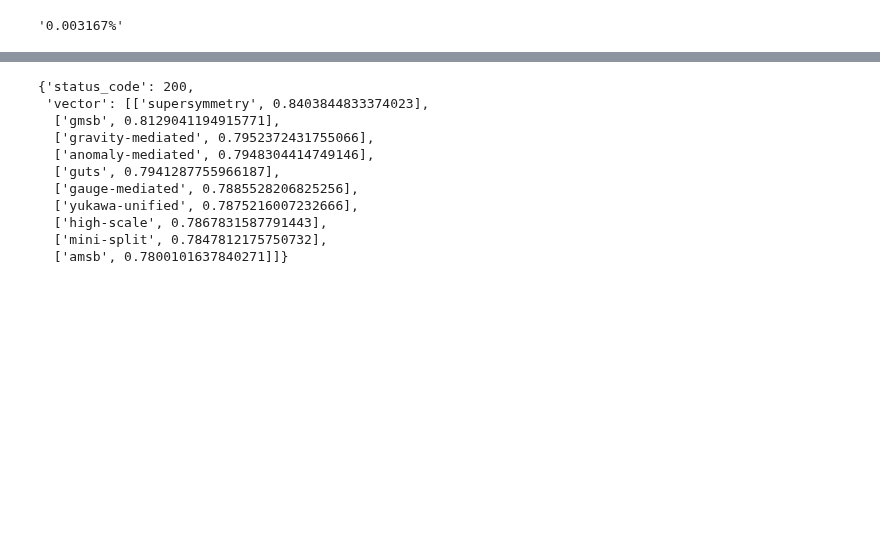
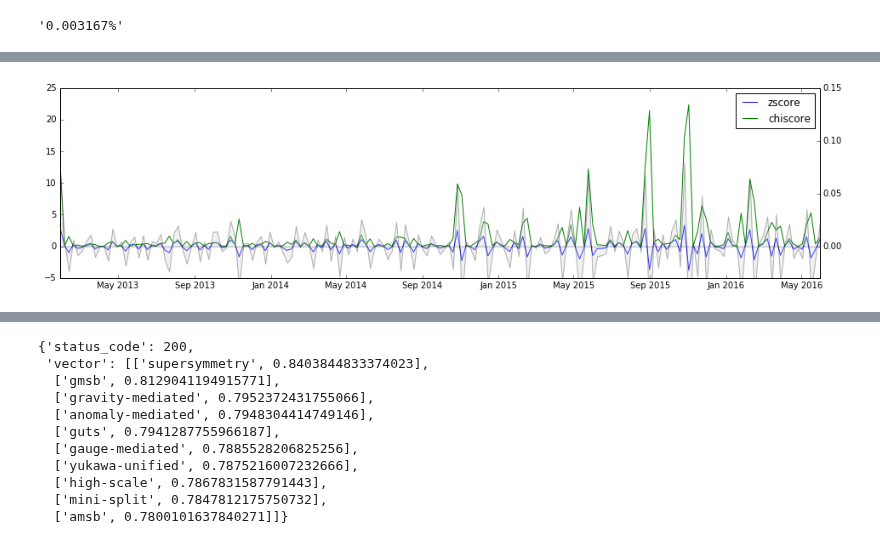
Before and after one commit to inspirehep/invenio-trends, a Jupyter notebook: research/Scores.ipynb, the cells around one changed output, grey strips where cells are left out. Cells and saved outputs as stored; diff of their text form; code cells hidden in the pictures; blank space fills up the shorter version.

```diff
--- a/research/Scores.ipynb
+++ b/research/Scores.ipynb
@@ -221,3 +224,12 @@ structure constant
+# %%
+x, y = unzip(hist_terms('neutron'))
+y = zero_div(y, ty)
+y = np.convolve(y, [1, -1], mode='same')
+zscore = sp.stats.zscore(y)
+chiscore = (y - np.mean(y)) ** 2 / np.mean(y)
+plot_scores(y, (zscore, 'zscore'), (chiscore, 'chiscore'))
+# %% [output]
+[figure, added]
 # %%
 def repeat_sides(num, arr):
     arr = np.array(arr)
```
Also changed, not shown: parts of 9 cells of this notebook, 2 other files.
